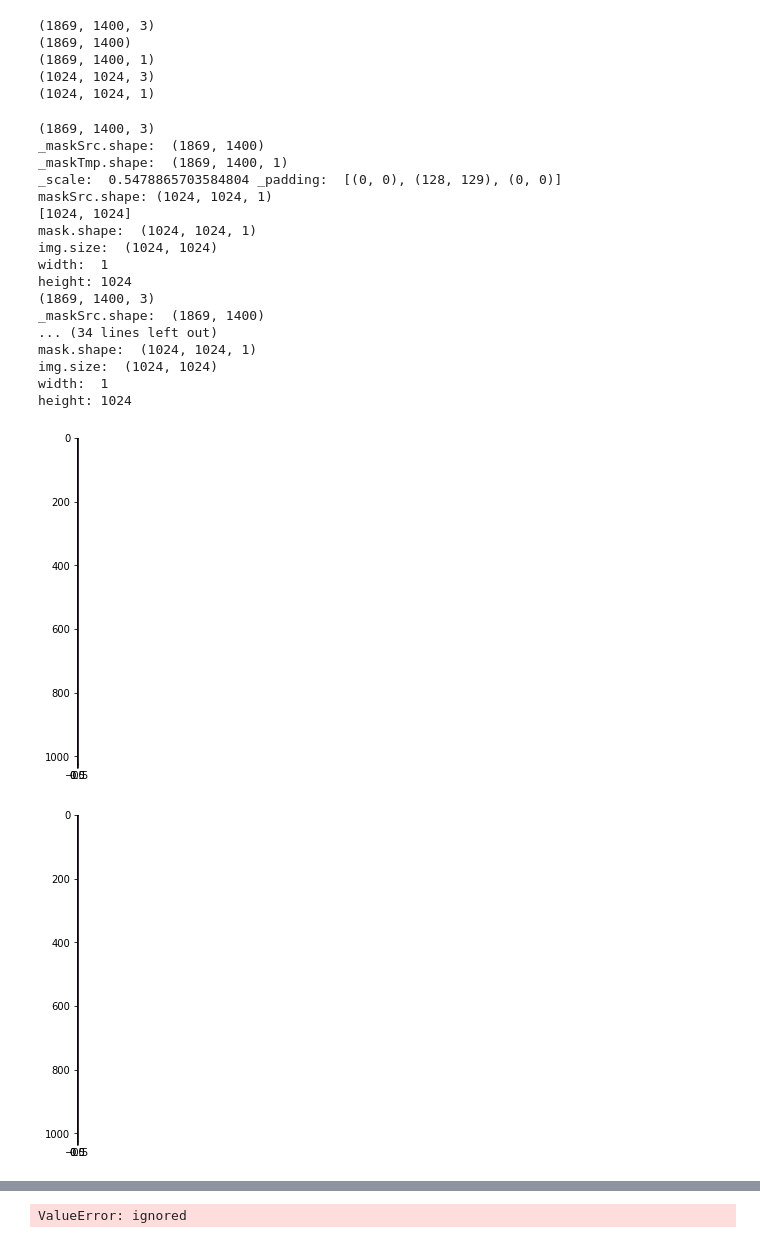
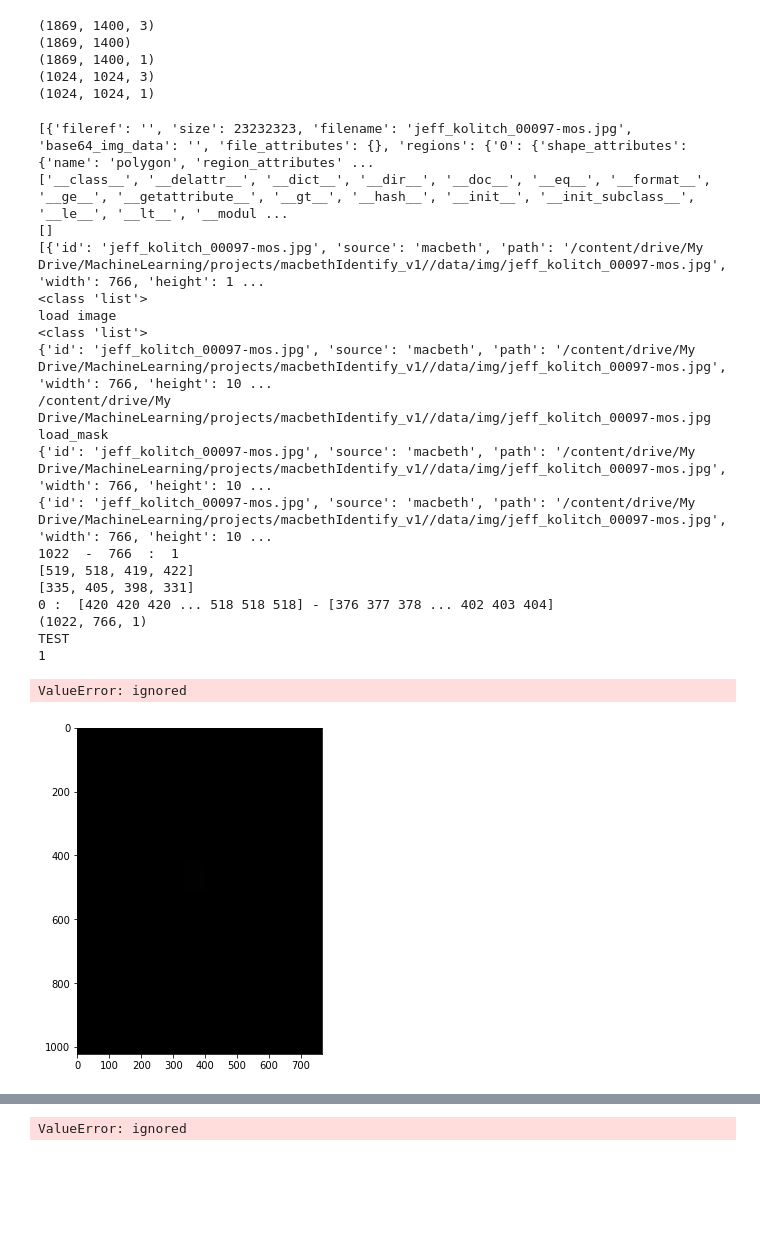
Before and after one commit to aaronbbarclay/mine, a Jupyter notebook: Macbeth_learn_maskrcnn_v1.ipynb, the cells around one changed output, grey strips where cells are left out. Cells and saved outputs as stored; diff of their text form; code cells hidden in the pictures; blank space fills up the shorter version.

```diff
--- a/Macbeth_learn_maskrcnn_v1.ipynb
+++ b/Macbeth_learn_maskrcnn_v1.ipynb
@@ -829,61 +936,85 @@ from mrcnn import model as modellib, utils
 dataset_train = MacbethDataset()
 dataset_train.load_macbeths(imageFilesBasePath, "train")
 
+print(dir(dataset_train))
 
+print(dataset_train._image_ids)
+print(dataset_train.image_info)
+print(type(dataset_train.image_info))
 
-for i, f in enumerate(dataset_train.image_ids):
+images = len(dataset_train.image_info)
 
-    #_img = dataset_train.load_image
-    _img = dataset_train.load_image(f)
+for i in range(images)[:5]:
+
+    _img = dataset_train.load_image(i)
+    _mask - dataset_train.load_mask(i)
+
+    continue
     print(_img.shape)
+    print(_mask.shape)
+    # Test overlays of masks
+    channels = _img.split()
+    #print(channels)
+    #print(mask)
 
-    _resizeResults = my_resize_image(_img, max_dim=1024)
+    testImage = PIL.ImageChops.add(channels[0], _mask)
+    newImage = Image.merge("RGB", (testImage, channels[1], channels[2]))
+
+    plt.figure(figsize=(8, 6))
+    plt.imshow(newImage)
+
+    """
+    continue
+    #_resizeResults = my_resize_image(_img, max_dim=1024)
     img = Image.fromarray(_resizeResults[0])
+
 
     #tst = dataset_train.load_image(f)
     #print(tst.dtype)
     #img2 = utils.resize_image(img, max_dim=1024)
 
     mask = Image.fromarray(dataset_train.load_mask(f)[1])
 
-    print("img.size: ", img.size)
-    print("width: ", mask.width)
-    print("height:", mask.height)
+    #print("img.size: ", img.size)
+    #print("width: ", mask.width)
+    #print("height:", mask.height)
 
     plt.figure(figsize=(8, 6))
     #plt.title("banana")
     plt.imshow(mask)
 
-    """
+
     # Test overlays of masks
     channels = img.split()
     #print(channels)
     #print(mask)
 
     testImage = PIL.ImageChops.add(channels[0], mask)
     newImage = Image.merge("RGB", (testImage, channels[1], channels[2]))
 
     plt.figure(figsize=(8, 6))
     plt.title("banana")
     plt.imshow(newImage)
 """
 # %% [output]
-(1869, 1400, 3)
-_maskSrc.shape:  (1869, 1400)
-_maskTmp.shape:  (1869, 1400, 1)
-_scale:  0.5478865703584804 _padding:  [(0, 0), (128, 129), (0, 0)]
-maskSrc.shape: (1024, 1024, 1)
-[1024, 1024]
-mask.shape:  (1024, 1024, 1)
-img.size:  (1024, 1024)
-width:  1
-height: 1024
-(1869, 1400, 3)
-_maskSrc.shape:  (1869, 1400)
-... (34 lines left out)
-mask.shape:  (1024, 1024, 1)
-img.size:  (1024, 1024)
-width:  1
-height: 1024
+[{'fileref': '', 'size': 23232323, 'filename': 'jeff_kolitch_00097-mos.jpg', 'base64_img_data': '', 'file_attributes': {}, 'regions': {'0': {'shape_attributes': {'name': 'polygon', 'region_attributes' ...
+['__class__', '__delattr__', '__dict__', '__dir__', '__doc__', '__eq__', '__format__', '__ge__', '__getattribute__', '__gt__', '__hash__', '__init__', '__init_subclass__', '__le__', '__lt__', '__modul ...
+[]
+[{'id': 'jeff_kolitch_00097-mos.jpg', 'source': 'macbeth', 'path': '/content/drive/My Drive/MachineLearning/projects/macbethIdentify_v1//data/img/jeff_kolitch_00097-mos.jpg', 'width': 766, 'height': 1 ...
+<class 'list'>
+load image
+<class 'list'>
+{'id': 'jeff_kolitch_00097-mos.jpg', 'source': 'macbeth', 'path': '/content/drive/My Drive/MachineLearning/projects/macbethIdentify_v1//data/img/jeff_kolitch_00097-mos.jpg', 'width': 766, 'height': 10 ...
+/content/drive/My Drive/MachineLearning/projects/macbethIdentify_v1//data/img/jeff_kolitch_00097-mos.jpg
+load_mask
+{'id': 'jeff_kolitch_00097-mos.jpg', 'source': 'macbeth', 'path': '/content/drive/My Drive/MachineLearning/projects/macbethIdentify_v1//data/img/jeff_kolitch_00097-mos.jpg', 'width': 766, 'height': 10 ...
+{'id': 'jeff_kolitch_00097-mos.jpg', 'source': 'macbeth', 'path': '/content/drive/My Drive/MachineLearning/projects/macbethIdentify_v1//data/img/jeff_kolitch_00097-mos.jpg', 'width': 766, 'height': 10 ...
+1022  -  766  :  1
+[519, 518, 419, 422]
+[335, 405, 398, 331]
+0 :  [420 420 420 ... 518 518 518] - [376 377 378 ... 402 403 404]
+(1022, 766, 1)
+TEST
+1
+ValueError: ignored
-[figure, old version]
+[figure, new version]
-[figure, removed]
```
Also changed, not shown: parts of 4 cells of this notebook.
